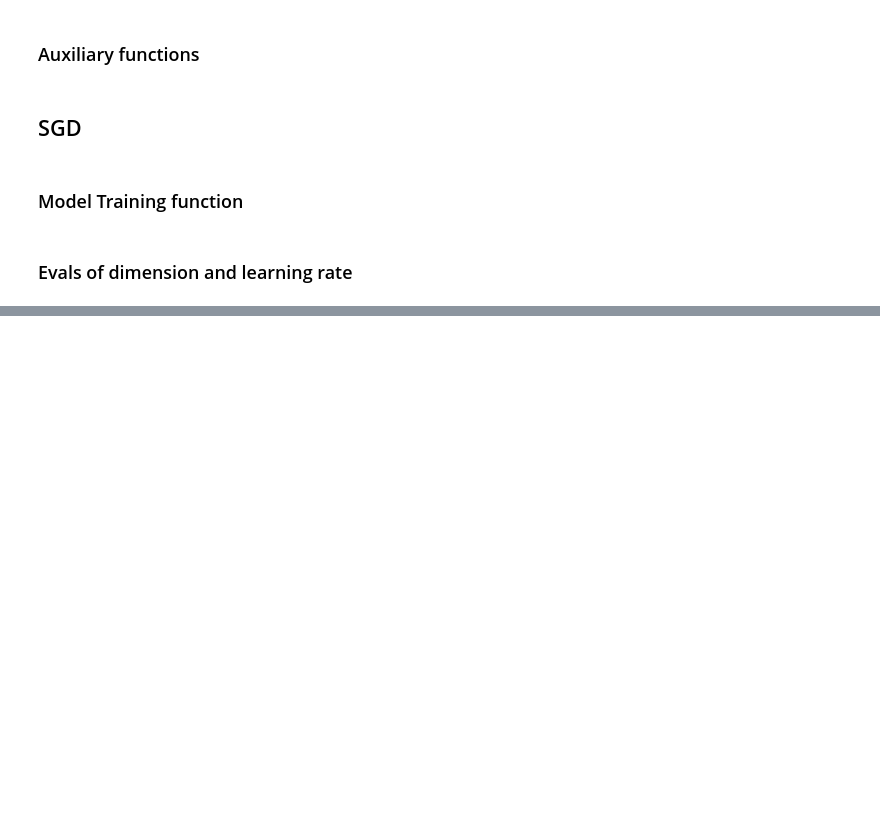
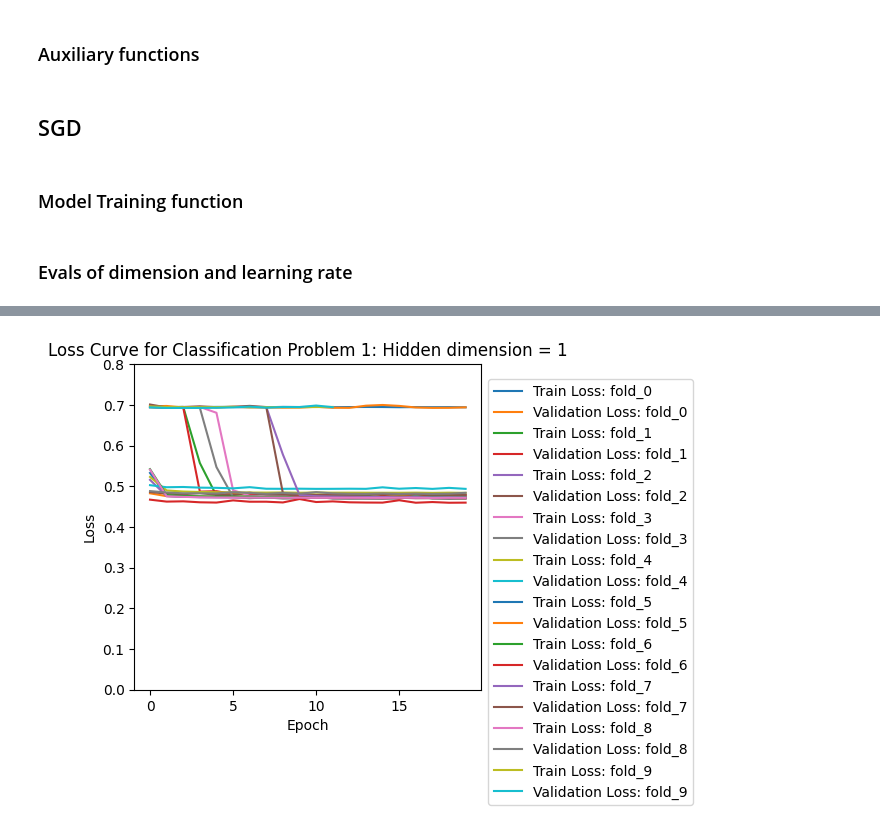
Before and after one commit to charliedekock12/ml_assign3, a Jupyter notebook: src/classification_1.ipynb, the cells around one changed output, grey strips where cells are left out. Saved outputs shown, nothing was run; the diff lists cells and outputs as text; code cells hidden in the pictures; blank space fills up the shorter version.

```diff
--- a/src/classification_1.ipynb
+++ b/src/classification_1.ipynb
@@ -203,0 +315,4 @@ KeyboardInterrupt:
+# %%
+plot_per_dim(dim_results['dim_1'], title="Loss Curve for Classification Problem 1: Hidden dimension = 1")
+# %% [output]
+[figure, added]
```
Also changed, not shown: parts of 40 cells of this notebook, 6 other files.
